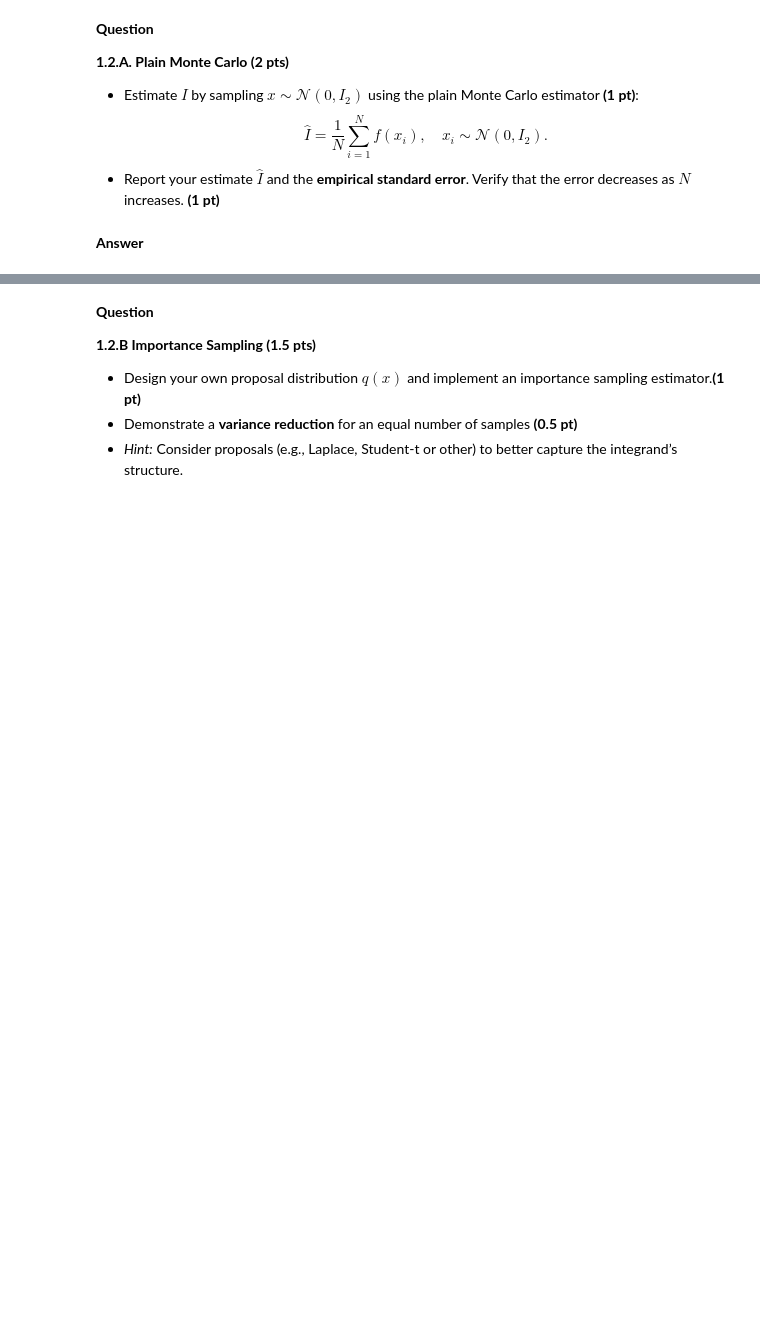
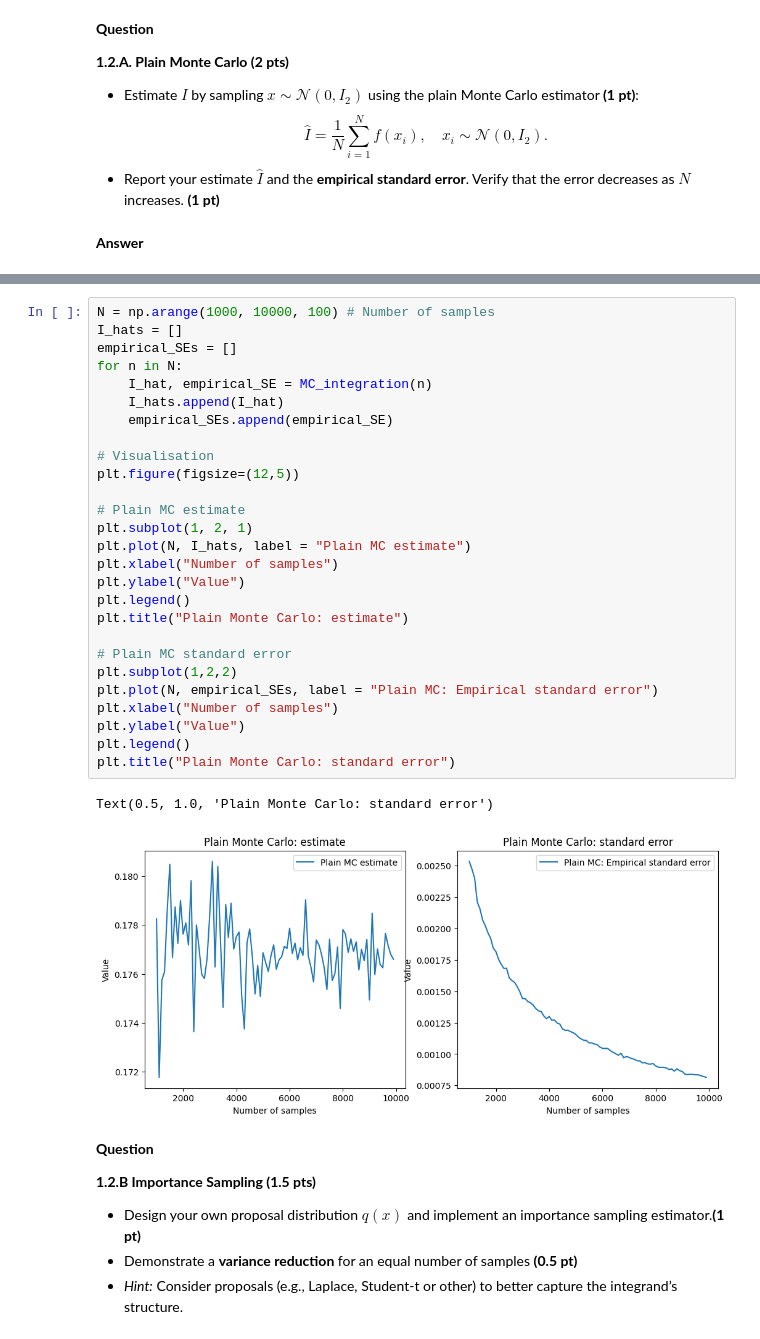
Before and after one commit to Tzu-Liang/COMP64101-Reasoning-and-Learning-under-Uncertainty-Module, a Jupyter notebook: Labs/comp64101_coursework_part1_a49626th.ipynb, the cells around one changed output, grey strips where cells are left out. Saved outputs shown, nothing was run; the diff lists cells and outputs as text; blank space fills up the shorter version.

```diff
--- a/Labs/comp64101_coursework_part1_a49626th.ipynb
+++ b/Labs/comp64101_coursework_part1_a49626th.ipynb
@@ -285,3 +318,33 @@ plt.show()
+# %%
+N = np.arange(1000, 10000, 100) # Number of samples
+I_hats = []
+empirical_SEs = []
+for n in N:
+    I_hat, empirical_SE = MC_integration(n)
+    I_hats.append(I_hat)
+    empirical_SEs.append(empirical_SE)
+
+# Visualisation
+plt.figure(figsize=(12,5))
+
+# Plain MC estimate
+plt.subplot(1, 2, 1)
+plt.plot(N, I_hats, label = "Plain MC estimate")
+plt.xlabel("Number of samples")
+plt.ylabel("Value")
+plt.legend()
+plt.title("Plain Monte Carlo: estimate")
+
+# Plain MC standard error
+plt.subplot(1,2,2)
+plt.plot(N, empirical_SEs, label = "Plain MC: Empirical standard error")
+plt.xlabel("Number of samples")
+plt.ylabel("Value")
+plt.legend()
+plt.title("Plain Monte Carlo: standard error")
+# %% [output]
+Text(0.5, 1.0, 'Plain Monte Carlo: standard error')
+[figure, added]
 # %% [markdown]
 **Question**
 
```
Also changed, not shown: parts of 9 cells of this notebook.
